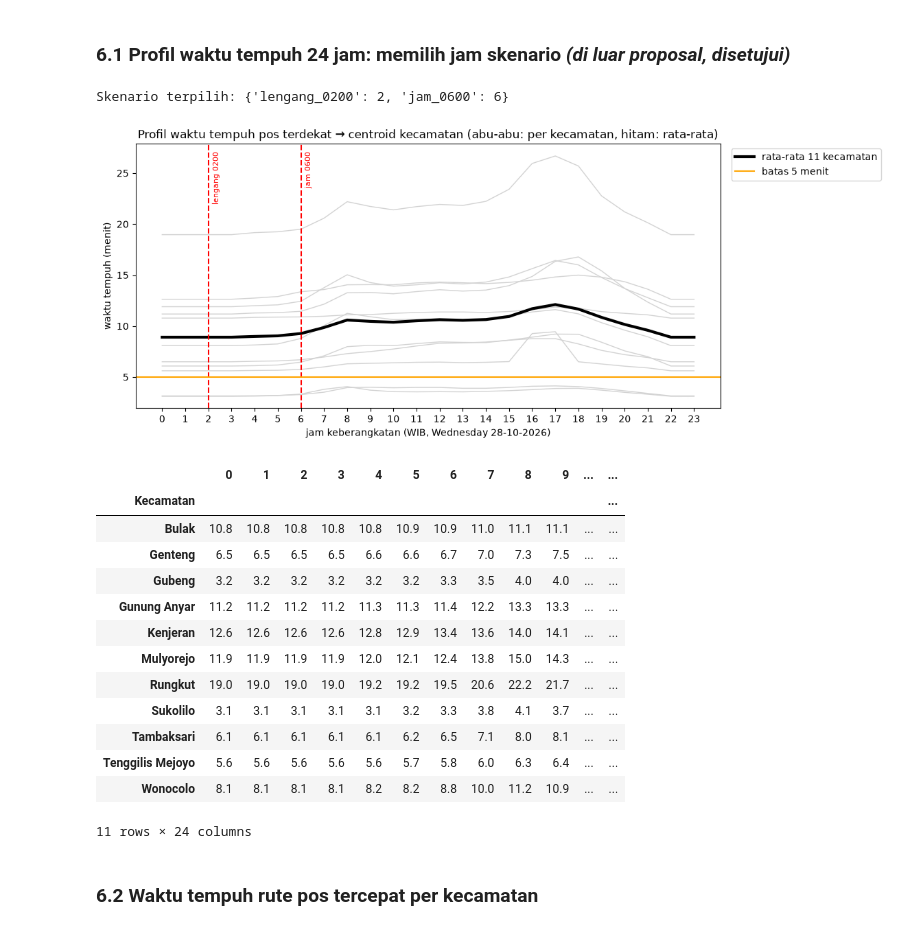
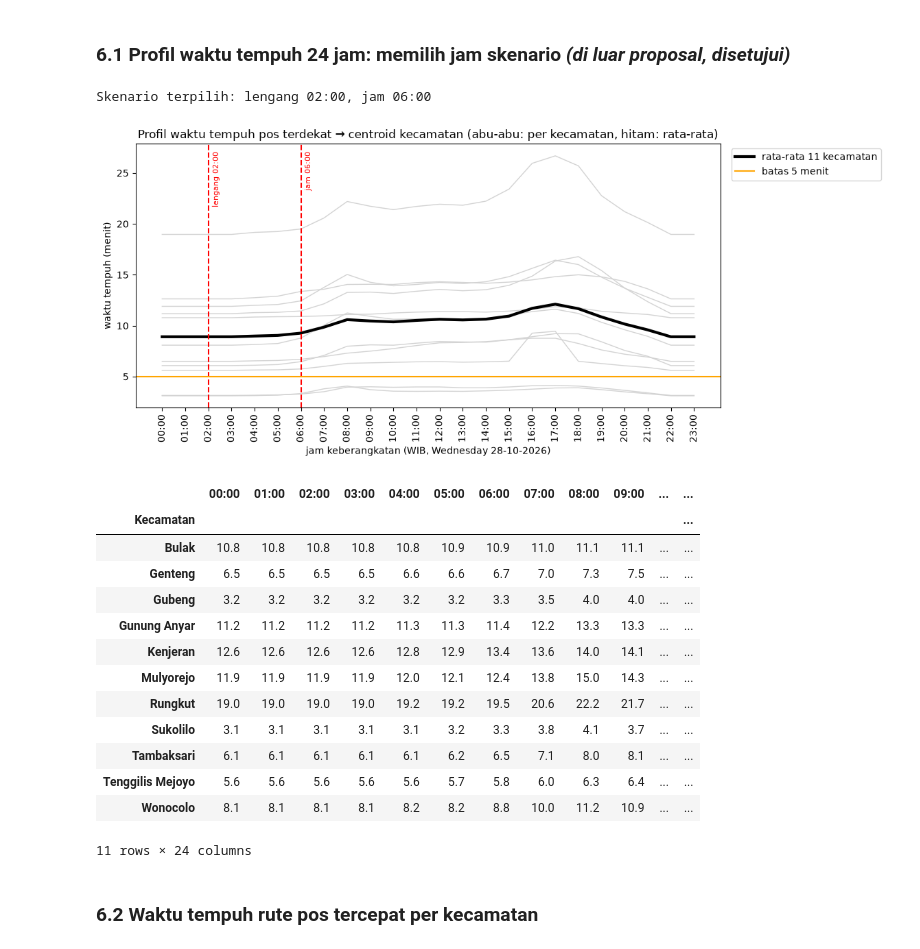
Before and after one commit to Sean-230/Comgraph_AFL2, a Jupyter notebook: AFL2_Comgraph.ipynb, the cells around one changed output. Cells and saved outputs as stored; diff of their text form; code cells hidden in the pictures.

Commit message:
Update profil_waktu_tempuh_24jam.png with new data visualization

```diff
--- a/AFL2_Comgraph.ipynb
+++ b/AFL2_Comgraph.ipynb
@@ -63,7 +73,7 @@ from IPython.display import display
 BUKA_DI_BROWSER = False
 
 wgs = lambda g: g.to_crs("EPSG:4326")
-label = lambda n: n.replace("_", " ")
+label = lambda n: re.sub(r"(\d{2})(\d{2})$", r"\1:\2", n).replace("_", " ")   # "jam_0600" -> "jam 06:00"
 BOUNDS_SURABAYA_TIMUR = [
     [-7.3465, 112.7293],
     [-7.1957, 112.8468],
@@ -338,7 +348,8 @@ def simpan_cache():
     CACHE.write_text(json.dumps(cache))
 
 def berangkat(jam):
-    return datetime.combine(TANGGAL_SAMPEL, datetime.min.time(), tzinfo=WIB).replace(hour=jam).isoformat()
+    # jam: "06:00" / "18:30", atau angka jam bulat (dipakai profil 24 jam)
+    return datetime.combine(TANGGAL_SAMPEL, baca_jam(jam), tzinfo=WIB).isoformat()
 
 def rute(asal, tujuan, jam):
     s = tomtom("calculateRoute", f"{asal.y},{asal.x}:{tujuan.y},{tujuan.x}",
@@ -351,49 +362,49 @@ tujuan = kec_m.centroid.to_crs("EPSG:4326")
 # %%
 # sampel: pos terdekat (garis lurus) ke centroid tiap kecamatan, 11 rute x 24 jam
 terdekat_lurus = [pos_m.distance(c).idxmin() for c in kec_m.centroid]
 profil = pd.DataFrame({jam: [rute(pos.geometry[i], t, jam)[0] for i, t in zip(terdekat_lurus, tujuan)] for jam in range(24)},
                       index=kec_m["Kecamatan"])
 simpan_cache()
 
 rata = profil.mean()
-# 00.00-03.00 biasanya sama lengangnya; kalau seri pilih 02.00 sesuai laporan
+# 00:00-03:00 biasanya sama lengangnya; kalau seri pilih 02:00 sesuai laporan
 JAM_LENGANG = min(range(6), key=lambda j: (round(rata[j], 1), abs(j - 2)))
 JAM_PAGI = int(rata.loc[5:11].idxmax())
 JAM_SORE = int(rata.loc[12:20].idxmax())
-SKENARIO = {f"lengang_{JAM_LENGANG:02d}00": JAM_LENGANG,
-            f"puncak_pagi_{JAM_PAGI:02d}00": JAM_PAGI,
-            f"puncak_sore_{JAM_SORE:02d}00": JAM_SORE}
-if JAM_SKENARIO is not None:   # diatur manual di cell konfigurasi: satu jam (6), daftar [2, 5, 17], atau {nama: jam}
-    if isinstance(JAM_SKENARIO, dict):
-        pilihan = list(JAM_SKENARIO.items())
-    else:
-        pilihan = [("jam", j) for j in ([JAM_SKENARIO] if isinstance(JAM_SKENARIO, int) else JAM_SKENARIO)]
-        if len(pilihan) == 1:   # satu jam saja: pembandingnya jam lengang otomatis
-            pilihan.insert(0, ("lengang", JAM_LENGANG))
-    assert all(isinstance(j, int) and 0 <= j <= 23 for _, j in pilihan), "JAM_SKENARIO: jam harus bilangan bulat 0-23 (tulis 5, bukan 05)"
-    SKENARIO = {f"{nama}_{jam:02d}00": jam for nama, jam in pilihan}
-    assert len(set(SKENARIO.values())) >= 2, "JAM_SKENARIO: minimal 2 jam yang berbeda (satu jam dibandingkan dengan jam lengang otomatis, jadi jangan sama dengan jam lengang)"
-print("Skenario terpilih:", SKENARIO)
+if JAM_SKENARIO is None:   # otomatis dari profil
+    pilihan = [("lengang", JAM_LENGANG), ("puncak_pagi", JAM_PAGI), ("puncak_sore", JAM_SORE)]
+elif isinstance(JAM_SKENARIO, dict):   # {nama: "JJ:MM"}
+    pilihan = list(JAM_SKENARIO.items())
+else:   # satu jam ("06:00") atau daftar jam (["02:00", "06:00", "17:00"])
+    pilihan = [("jam", j) for j in (JAM_SKENARIO if isinstance(JAM_SKENARIO, (list, tuple)) else [JAM_SKENARIO])]
+    if len(pilihan) == 1:   # satu jam saja: pembandingnya jam lengang otomatis
+        pilihan.insert(0, ("lengang", JAM_LENGANG))
+# kunci dipakai juga untuk nama file, jadi tanpa titik dua ("jam_0600"); tampilan memakai label() -> "jam 06:00"
+SKENARIO = {f"{nama}_{baca_jam(j):%H%M}": f"{baca_jam(j):%H:%M}" for nama, j in pilihan}
+assert len(set(SKENARIO.values())) >= 2, "JAM_SKENARIO: minimal 2 jam yang berbeda (satu jam dibandingkan dengan jam lengang otomatis, jadi jangan sama dengan jam lengang)"
+print("Skenario terpilih:", ", ".join(label(n) for n in SKENARIO))
 
 fig, ax = plt.subplots(figsize=(11, 5))
 ax.plot(profil.columns, profil.T.values, color="lightgray", linewidth=1)   # tanpa label: tidak masuk legend
 ax.plot(rata.index, rata.values, color="black", linewidth=3, label="rata-rata 11 kecamatan")
 for nama, jam in SKENARIO.items():
-    ax.axvline(jam, color="red", linestyle="--")
-    ax.text(jam + 0.15, 0.97, nama.replace("_", " "), transform=ax.get_xaxis_transform(), rotation=90, va="top", fontsize=8, color="red")
+    t = baca_jam(jam)
+    x = t.hour + t.minute / 60   # 18:30 -> 18.5 pada sumbu jam
+    ax.axvline(x, color="red", linestyle="--")
+    ax.text(x + 0.15, 0.97, label(nama), transform=ax.get_xaxis_transform(), rotation=90, va="top", fontsize=8, color="red")
 ax.axhline(BATAS_TEMPUH_MENIT, color="orange", label=f"batas {BATAS_TEMPUH_MENIT} menit")
-ax.set_xticks(range(24))
+ax.set_xticks(range(24), [f"{j:02d}:00" for j in range(24)], rotation=90)
 ax.set_xlabel(f"jam keberangkatan (WIB, {TANGGAL_SAMPEL:%A %d-%m-%Y})")
 ax.set_ylabel("waktu tempuh (menit)")
 ax.set_title("Profil waktu tempuh pos terdekat → centroid kecamatan (abu-abu: per kecamatan, hitam: rata-rata)")
 ax.legend(loc="upper left", bbox_to_anchor=(1.01, 1))
 fig.savefig(OUT / "profil_waktu_tempuh_24jam.png", dpi=200, bbox_inches="tight")
 plt.show()
-profil.round(1)
+profil.rename(columns=lambda j: f"{j:02d}:00").round(1)
 # %% [output]
-Skenario terpilih: {'lengang_0200': 2, 'jam_0600': 6}
+Skenario terpilih: lengang 02:00, jam 06:00
-[figure, old version]
+[figure, new version]
-|  | 0 | 1 | 2 | 3 | 4 | 5 | 6 | 7 | 8 | 9 | ... | ... |
+|  | 00:00 | 01:00 | 02:00 | 03:00 | 04:00 | 05:00 | 06:00 | 07:00 | 08:00 | 09:00 | ... | ... |
 | Kecamatan |  |  |  |  |  |  |  |  |  |  |  | ... |
 | Bulak | 10.8 | 10.8 | 10.8 | 10.8 | 10.8 | 10.9 | 10.9 | 11.0 | 11.1 | 11.1 | ... | ... |
 | Genteng | 6.5 | 6.5 | 6.5 | 6.5 | 6.6 | 6.6 | 6.7 | 7.0 | 7.3 | 7.5 | ... | ... |
```
Also changed, not shown: parts of 1 cell of this notebook, 8 other files.
